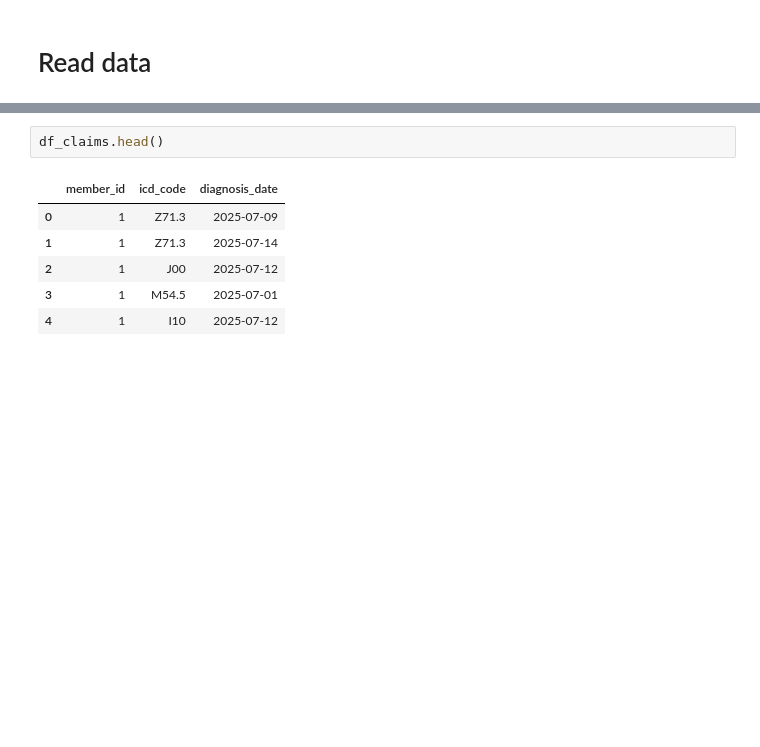
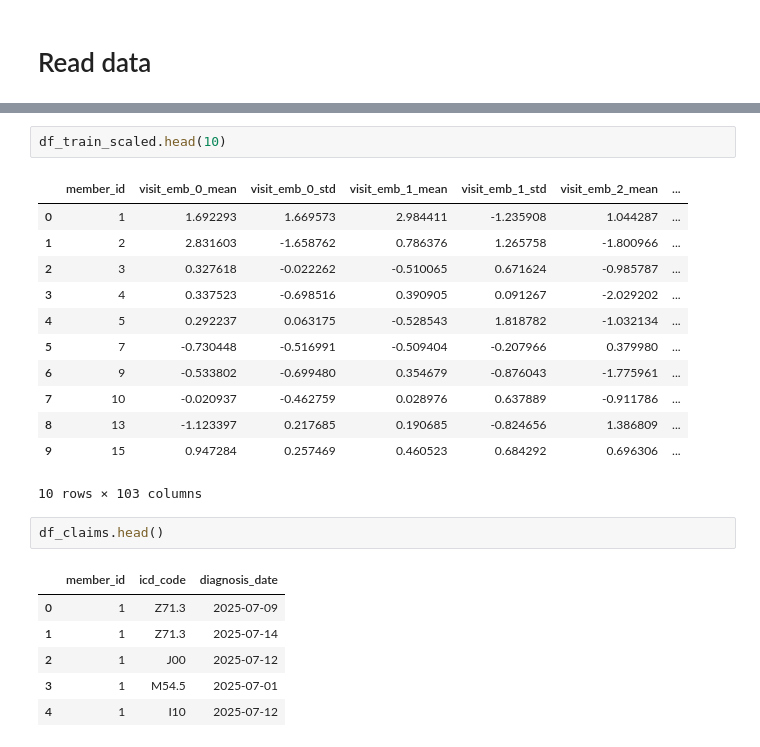
Before and after one commit to Mayorov-Lior/predict-churn-WellCo, a Jupyter notebook: eda.ipynb, the cells around one changed output, grey strips where cells are left out. Saved outputs shown, nothing was run; the diff lists cells and outputs as text; blank space fills up the shorter version.

```diff
--- a/eda.ipynb
+++ b/eda.ipynb
@@ -42,3 +219,18 @@ gap_df = pdata.df_visits.groupby('member_id')['timestamp'].apply(pdata.gap_stats
+# %%
+df_train_scaled.head(10)
+# %% [output]
+|  | member_id | visit_emb_0_mean | visit_emb_0_std | visit_emb_1_mean | visit_emb_1_std | visit_emb_2_mean | ... |
+| 0 | 1 | 1.692293 | 1.669573 | 2.984411 | -1.235908 | 1.044287 | ... |
+| 1 | 2 | 2.831603 | -1.658762 | 0.786376 | 1.265758 | -1.800966 | ... |
+| 2 | 3 | 0.327618 | -0.022262 | -0.510065 | 0.671624 | -0.985787 | ... |
+| 3 | 4 | 0.337523 | -0.698516 | 0.390905 | 0.091267 | -2.029202 | ... |
+| 4 | 5 | 0.292237 | 0.063175 | -0.528543 | 1.818782 | -1.032134 | ... |
+| 5 | 7 | -0.730448 | -0.516991 | -0.509404 | -0.207966 | 0.379980 | ... |
+| 6 | 9 | -0.533802 | -0.699480 | 0.354679 | -0.876043 | -1.775961 | ... |
+| 7 | 10 | -0.020937 | -0.462759 | 0.028976 | 0.637889 | -0.911786 | ... |
+| 8 | 13 | -1.123397 | 0.217685 | 0.190685 | -0.824656 | 1.386809 | ... |
+| 9 | 15 | 0.947284 | 0.257469 | 0.460523 | 0.684292 | 0.696306 | ... |
+10 rows × 103 columns
 # %%
 df_claims.head()
 # %% [output]
```
Also changed, not shown: parts of 17 cells of this notebook, 10 other files.
